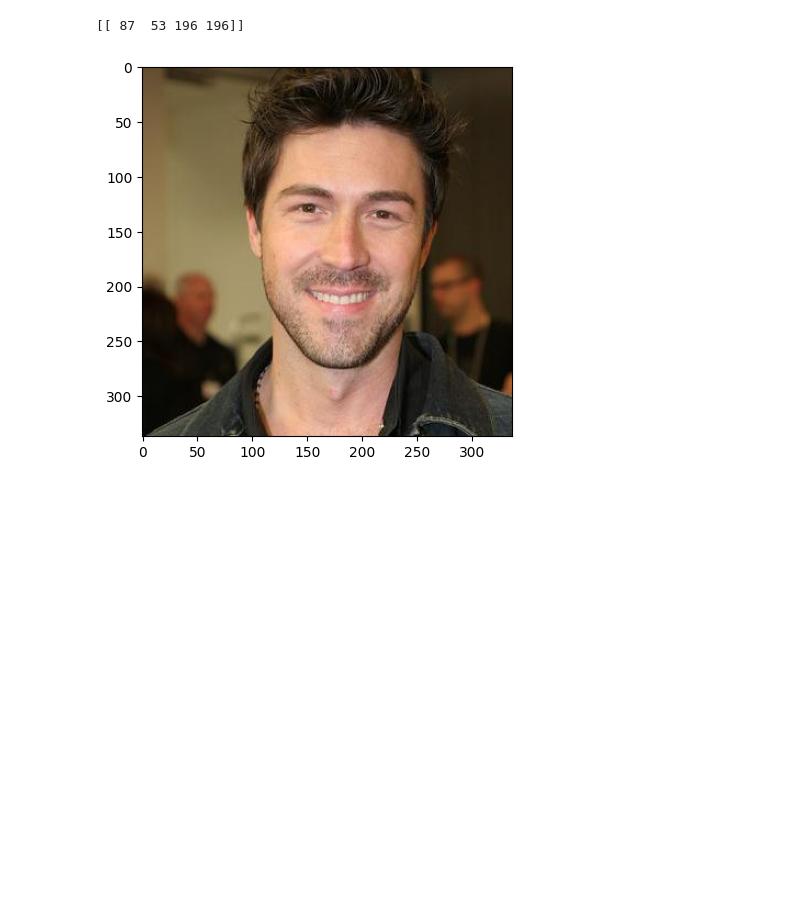
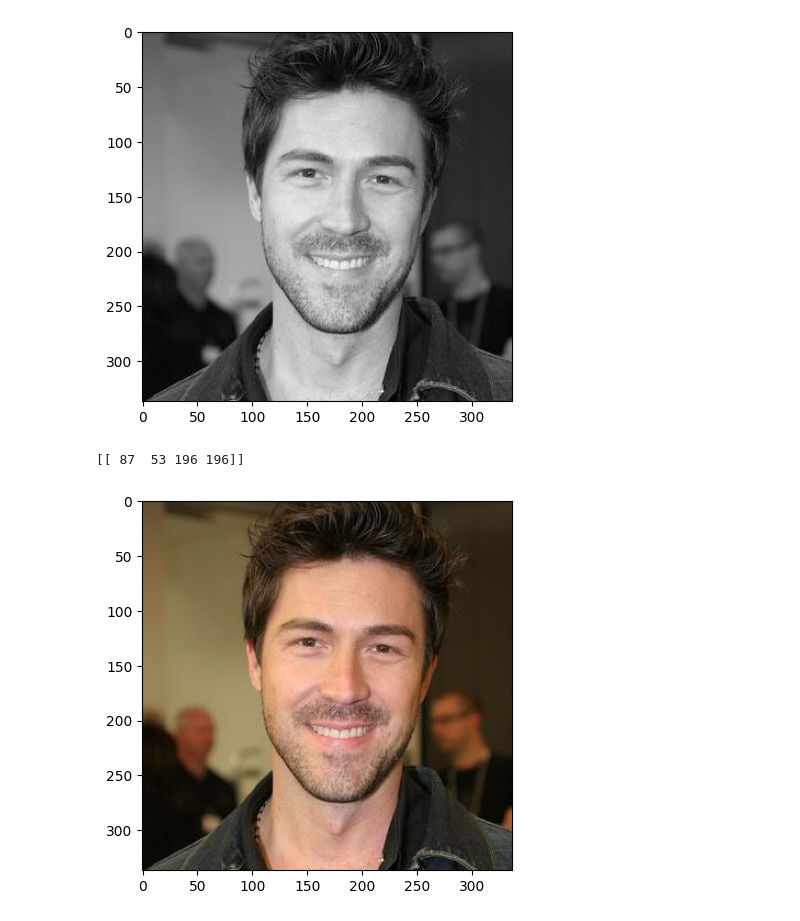
Before and after one commit to AnkurBhatt07/Gender-Classification-Model, a Jupyter notebook: 01_faceDetection_ImageProcessing.ipynb, the cells around one changed output. Cells and saved outputs as stored; diff of their text form; code cells hidden in the pictures; blank space fills up the shorter version.

```diff
--- a/01_faceDetection_ImageProcessing.ipynb
+++ b/01_faceDetection_ImageProcessing.ipynb
@@ -11,6 +11,11 @@ cv2.destroyAllWindows()
 haar = cv2.CascadeClassifier("model/haarcascade_frontalface_default.xml")
 # %%
 gray = cv2.cvtColor(img , cv2.COLOR_BGR2GRAY)
+# %%
+plt.imshow(gray , cmap = 'gray')
+plt.show()
+# %% [output]
+[figure, added]
 # %%
 face_rect = haar.detectMultiScale(gray)
 print(face_rect)
```
Also changed, not shown: parts of 7 cells of this notebook, 10 other files.
